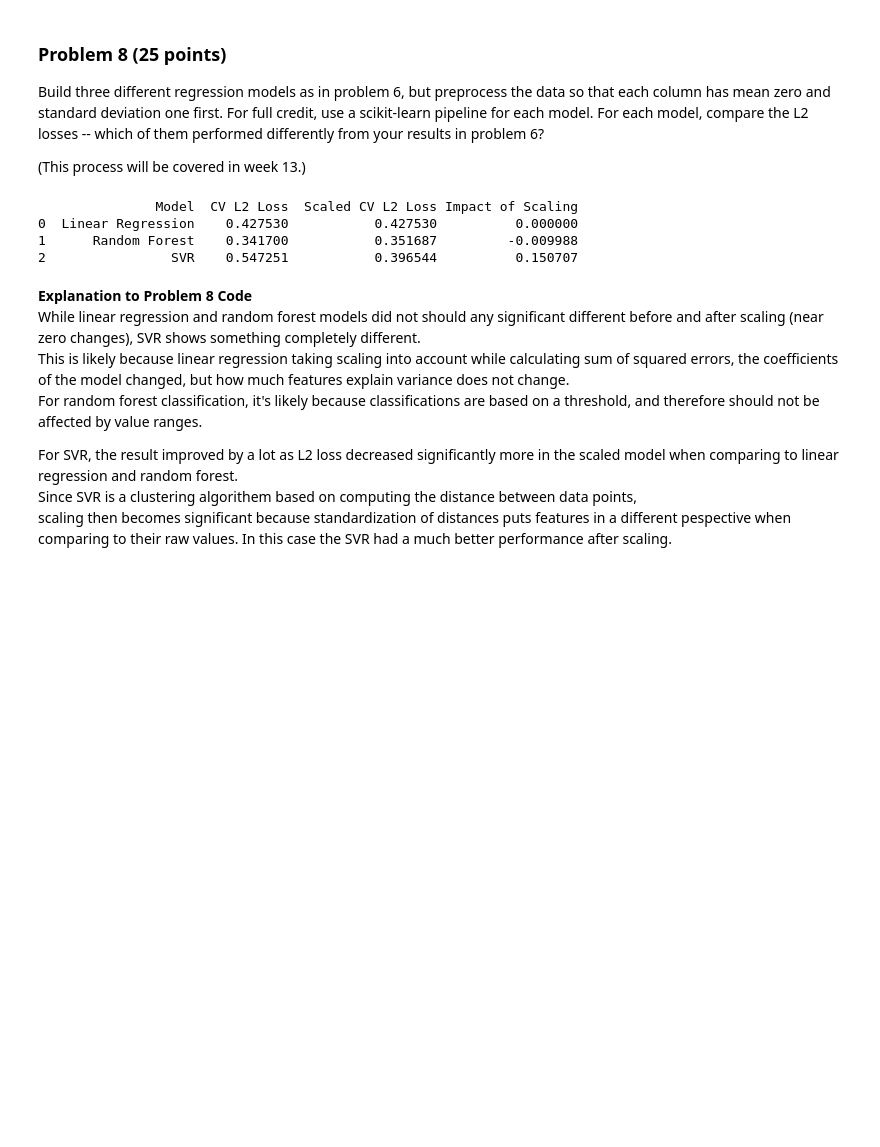
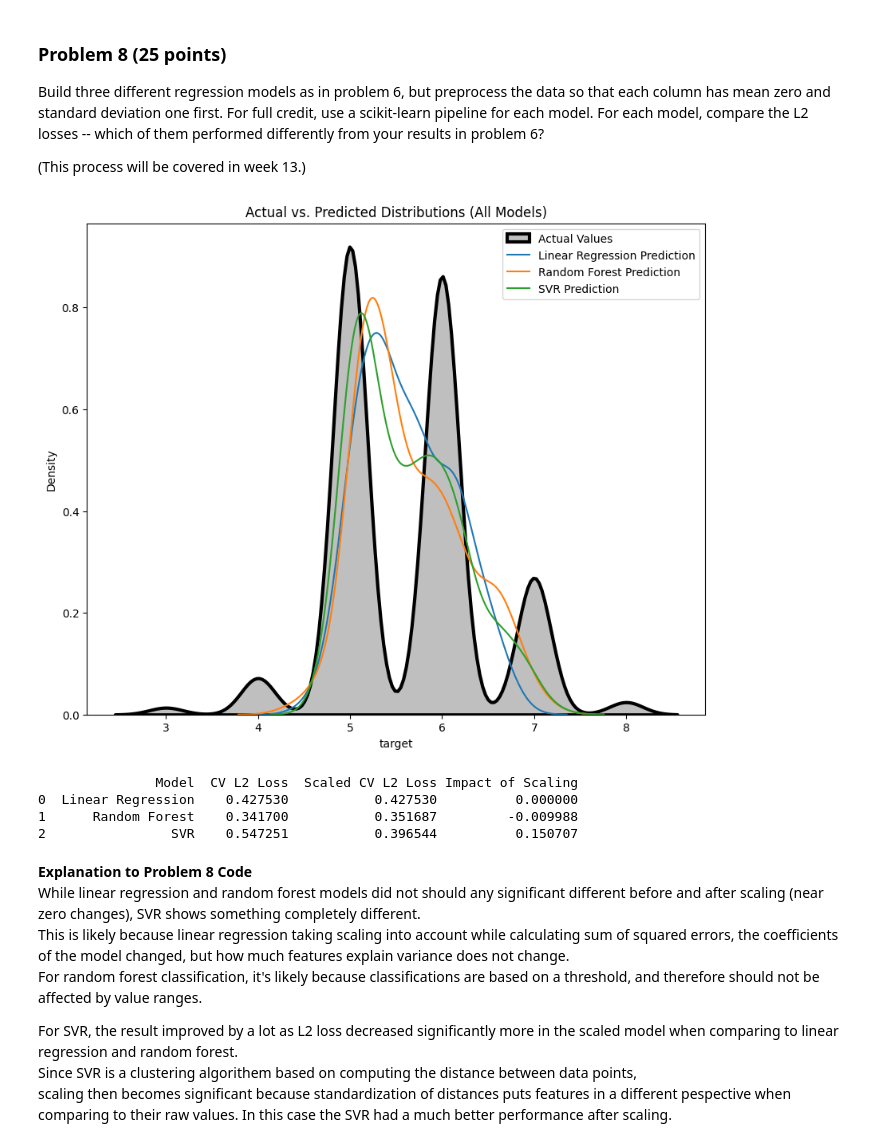
Before and after one commit to mmorebugit/dx602-final-project, a Jupyter notebook: project.ipynb, the cells around one changed output. Cells and saved outputs as stored; diff of their text form; code cells hidden in the pictures; blank space fills up the shorter version.

```diff
--- a/project.ipynb
+++ b/project.ipynb
@@ -508,6 +515,10 @@ from sklearn.preprocessing import StandardScaler
 from sklearn.decomposition import PCA
 
 results_pipe = []
+
+#setting a plot for benchmark
+plt.figure(figsize=(10, 8))
+sns.kdeplot(y, label='Actual Values', fill=True, color='black', linewidth=3)
 
 # Loop through each model in your dictionary
 for name, model in models.items():
@@ -528,34 +539,40 @@ for name, model in models.items():
         # fit the 3 models for every fold
         pipe = make_pipeline(StandardScaler(),
                              PCA(),
                              model)
-
+        #pipe
         # 3. Fit the Pipeline on training data only
         pipe.fit(X_train_fold, y_train_fold)
 
         # 4. Predict on the validation fold
         # The pipeline automatically applies the train-derived scaling/PCA transform to this test data
         preds_fold = pipe.predict(X_test_fold)
 
         # 5. Calculate MSE (L2)
         mse = mean_squared_error(y_test_fold, preds_fold)
         fold_scores.append(mse)
 
+    sns.kdeplot(preds_fold, label=f'{name} Prediction')
     # Average the scores across all 5 folds
     pipe_l2 = np.mean(fold_scores)
 
     results_pipe.append({'Model': name, 'Scaled CV L2 Loss': pipe_l2})
+
+plt.title('Actual vs. Predicted Distributions (All Models)')
+plt.legend()
+plt.show()
 
 # Create DataFrame and Comparison
 df_pipe = pd.DataFrame(results_pipe)
 
 # Merge with previous results (assuming comparison_df exists from previous steps)
 final_comparison = pd.merge(comparison_df[['Model', 'CV L2 Loss']], df_pipe, on='Model')
 final_comparison['Impact of Scaling'] = final_comparison['CV L2 Loss'] - final_comparison['Scaled CV L2 Loss']
 
 #Impact of scaling numbers are showing as scientific notation, so printing to set values to decimal form.
 print(final_comparison.to_string(formatters={'Impact of Scaling': '{:,.6f}'.format}))
 # %% [output]
+[figure, added]
                Model  CV L2 Loss  Scaled CV L2 Loss Impact of Scaling
 0  Linear Regression    0.427530           0.427530          0.000000
 1      Random Forest    0.341700           0.351687         -0.009988
```
Also changed, not shown: parts of 3 cells of this notebook.
